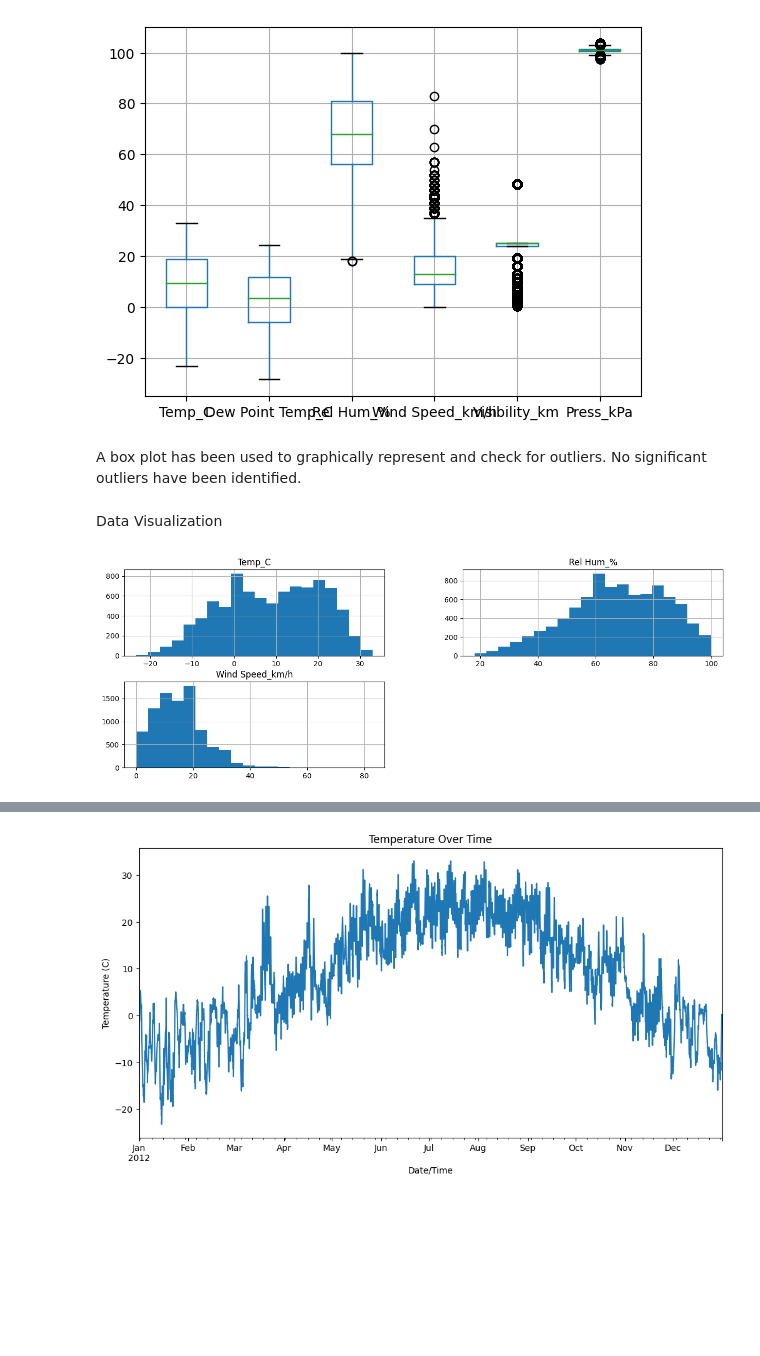
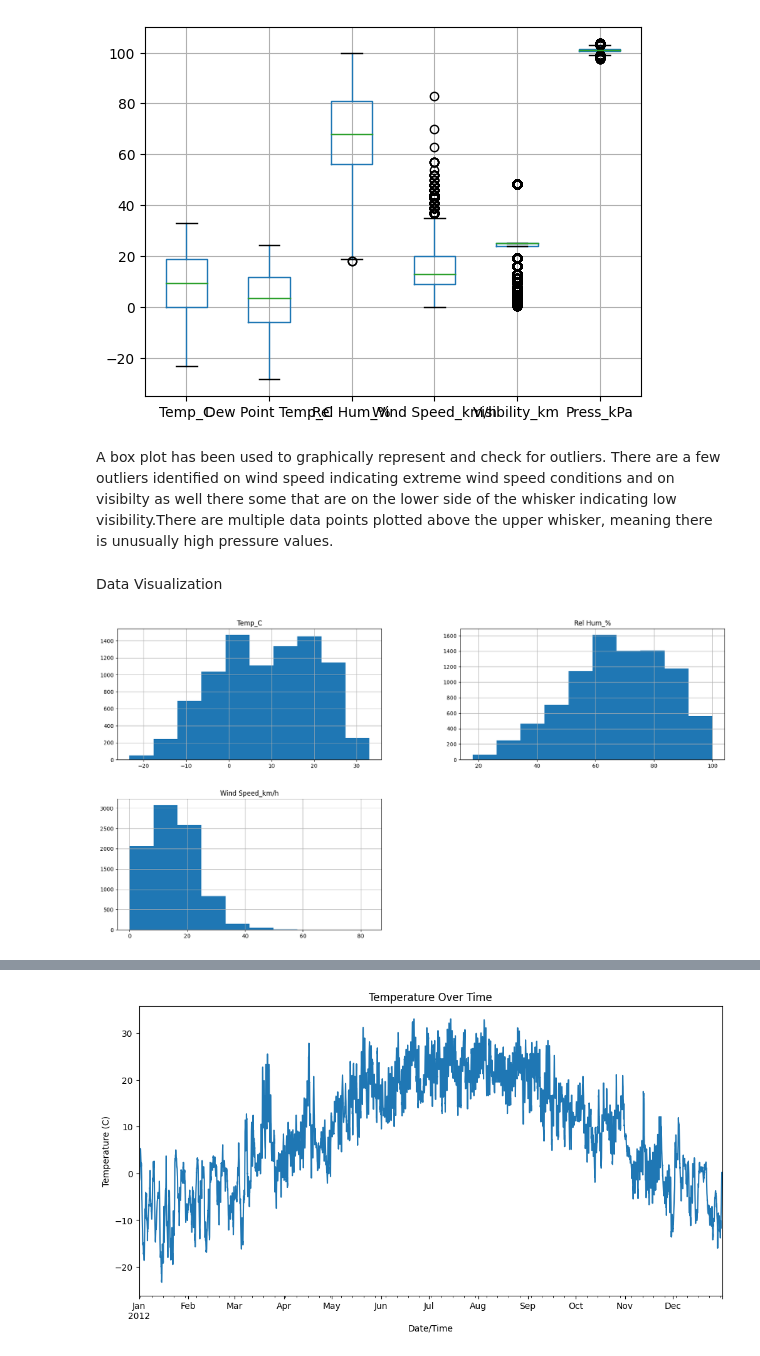
Before and after one commit to mutlyn/week_two_project, a Jupyter notebook: Weather_EDA.ipynb, the cells around one changed output, grey strips where cells are left out. Drawn from its saved outputs; the diff is of its cells as text; code cells hidden in the pictures; blank space fills up the shorter version.

```diff
--- a/Weather_EDA.ipynb
+++ b/Weather_EDA.ipynb
@@ -97,12 +97,12 @@ df.boxplot(column=statistical_summary)
 plt.show()
 # %% [output]
 [figure]
-# %% [markdown]
-A box plot has been used to graphically represent and check for outliers. No significant outliers have been identified.
+# %% [markdown]
+A box plot has been used to graphically represent and check for outliers. There are a few outliers identified on wind speed indicating extreme wind speed conditions and on visibilty as well there some that are on the lower side of the whisker indicating low visibility.There are multiple data points plotted above the upper whisker, meaning there is unusually high pressure values.
 # %% [markdown]
 Data Visualization
 # %%
-df[['Temp_C', 'Rel Hum_%', 'Wind Speed_km/h']].hist(bins=20, figsize=(15, 5))
+df[['Temp_C', 'Rel Hum_%', 'Wind Speed_km/h']].hist(bins=10, figsize=(20, 10))
 plt.show()
 # %% [output]
-[figure, old version]
+[figure, new version]
```
Also changed, not shown: parts of 13 cells of this notebook.
